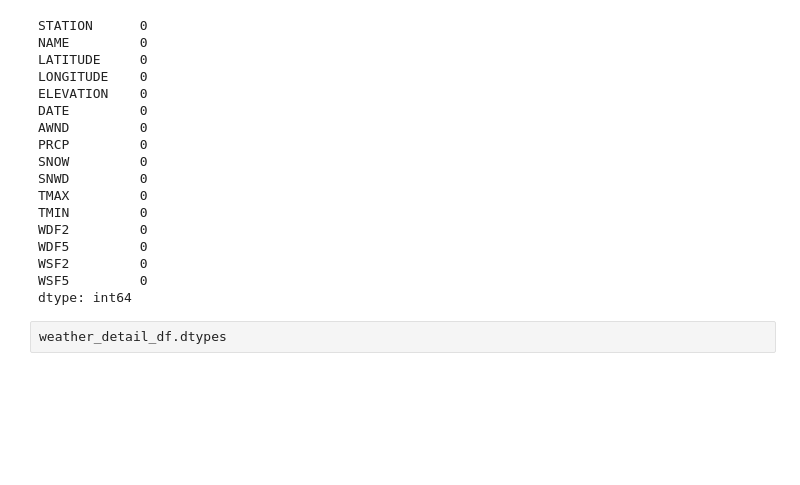
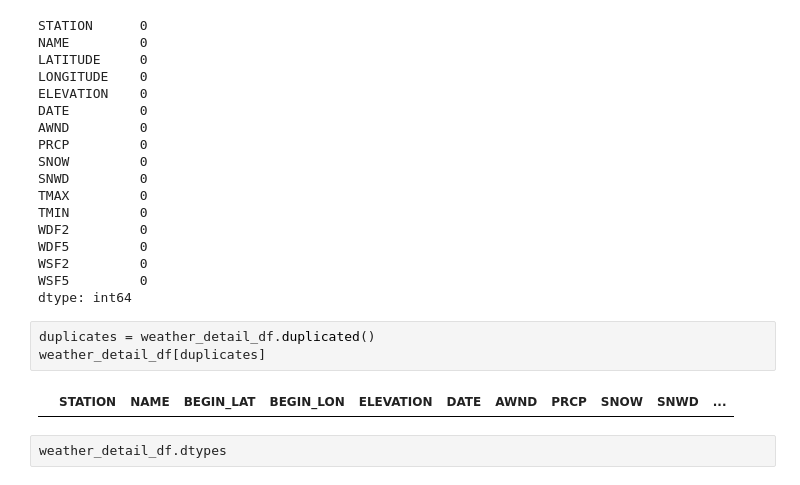
Before and after one commit to eugeniaduke/Is_Tornado_Activity_Increasing, a Jupyter notebook: Notebooks/data_cleaning_weather.ipynb, the cells around one changed output. Saved outputs shown, nothing was run; the diff lists cells and outputs as text; blank space fills up the shorter version.

```diff
--- a/Notebooks/data_cleaning_weather.ipynb
+++ b/Notebooks/data_cleaning_weather.ipynb
@@ -125,6 +125,11 @@ WDF5         0
 WSF2         0
 WSF5         0
 dtype: int64
+# %%
+duplicates = weather_detail_df.duplicated()
+weather_detail_df[duplicates]
+# %% [output]
+|  | STATION | NAME | BEGIN_LAT | BEGIN_LON | ELEVATION | DATE | AWND | PRCP | SNOW | SNWD | ... |
 # %%
 weather_detail_df.dtypes
 # %% [output]
```
Also changed, not shown: parts of 1 cell of this notebook, 5 other files.
